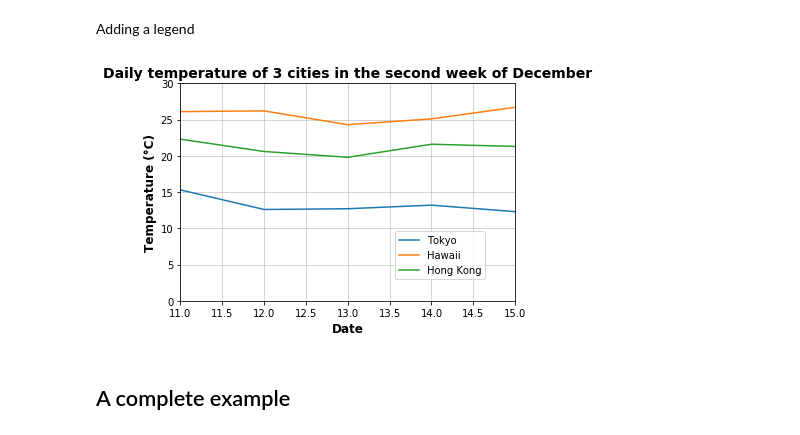
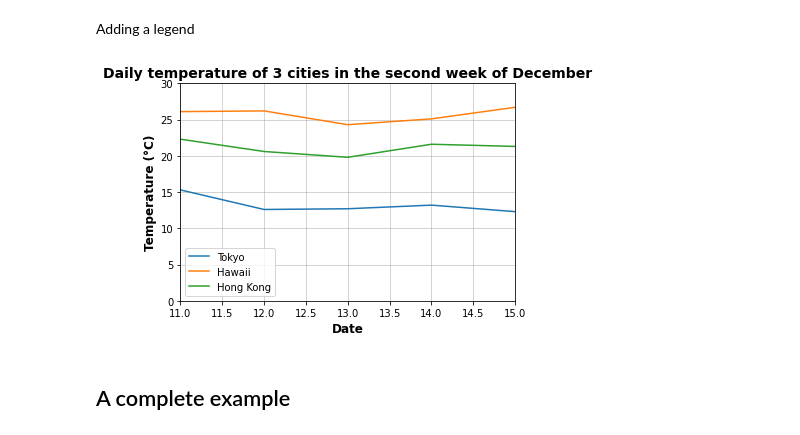
Before and after one commit to zoubida123ck/python-for-finance, a Jupyter notebook: day_03/lessons/01-matplotlib_basic.ipynb, the cells around one changed output. Saved outputs shown, nothing was run; the diff lists cells and outputs as text; code cells hidden in the pictures.

```diff
--- a/day_03/lessons/01-matplotlib_basic.ipynb
+++ b/day_03/lessons/01-matplotlib_basic.ipynb
@@ -256,28 +265,28 @@ Adding a legend
 # %%
 d = [11,12,13,14,15,16,17]
 
 t0 = [15.3,12.6,12.7,13.2,12.3,11.4,12.8]
 t1 = [26.1,26.2,24.3,25.1,26.7,27.8,26.9]
 t2 = [22.3,20.6,19.8,21.6,21.3,19.4,21.4]
 
 plt.plot(d,t0,label='Tokyo')
 plt.plot(d,t1,label='Hawaii')
 plt.plot(d,t2,label='Hong Kong')
 
 plt.xlim(11,15)
 plt.ylim(0,30)
 
 plt.xlabel('Date',size=12,fontweight='semibold')
 plt.ylabel('Temperature (°C)',size=12,fontweight='semibold')
 
 plt.grid(True,linewidth=0.5,color='#aaaaaa',linestyle='-')
 
 plt.title("Daily temperature of 3 cities in the second week of December", size=14, fontweight='bold')
 
-plt.legend(loc=(0.64,0.1))
+plt.legend(loc="lower left")
 plt.show()
 # %% [output]
-[figure, old version]
+[figure, new version]
 # %% [markdown]
 ## A complete example
 # %%
```
Also changed, not shown: parts of 6 cells of this notebook.
